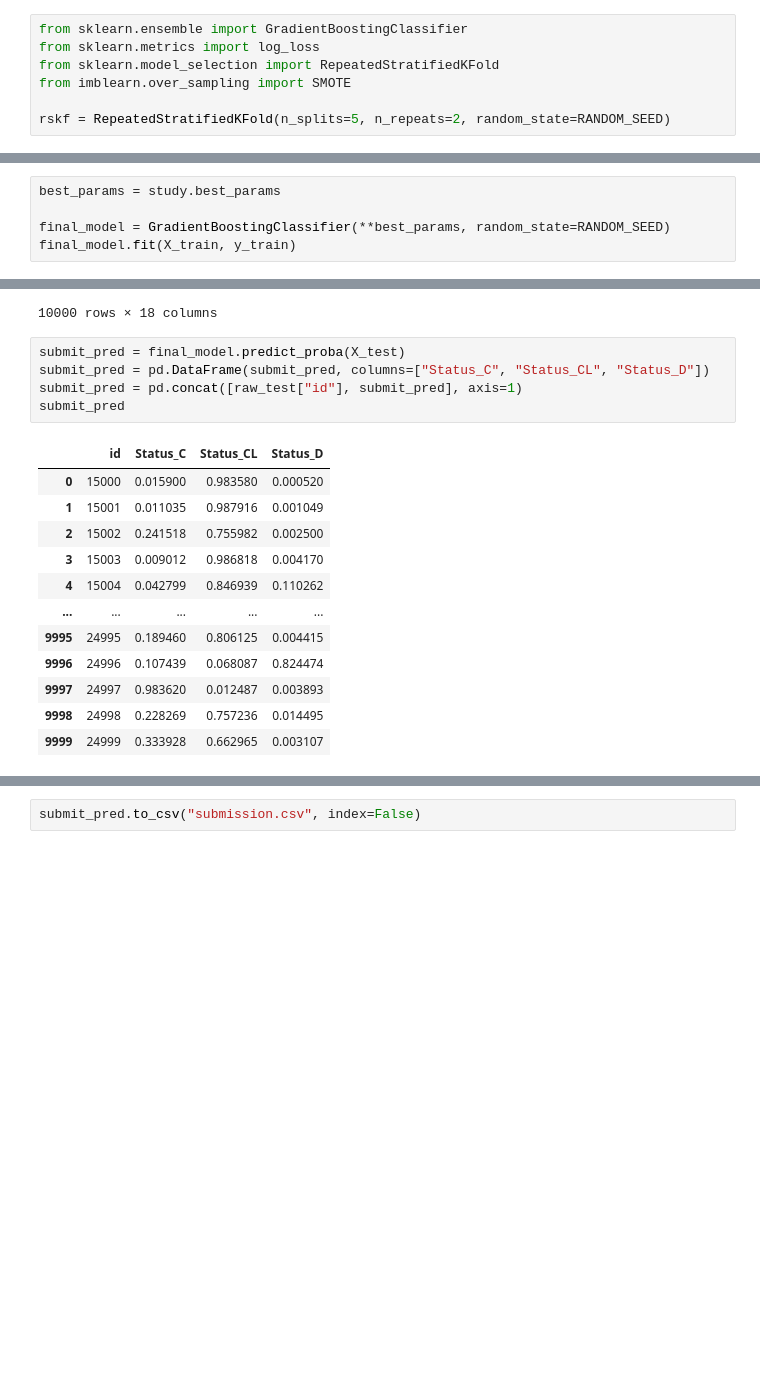
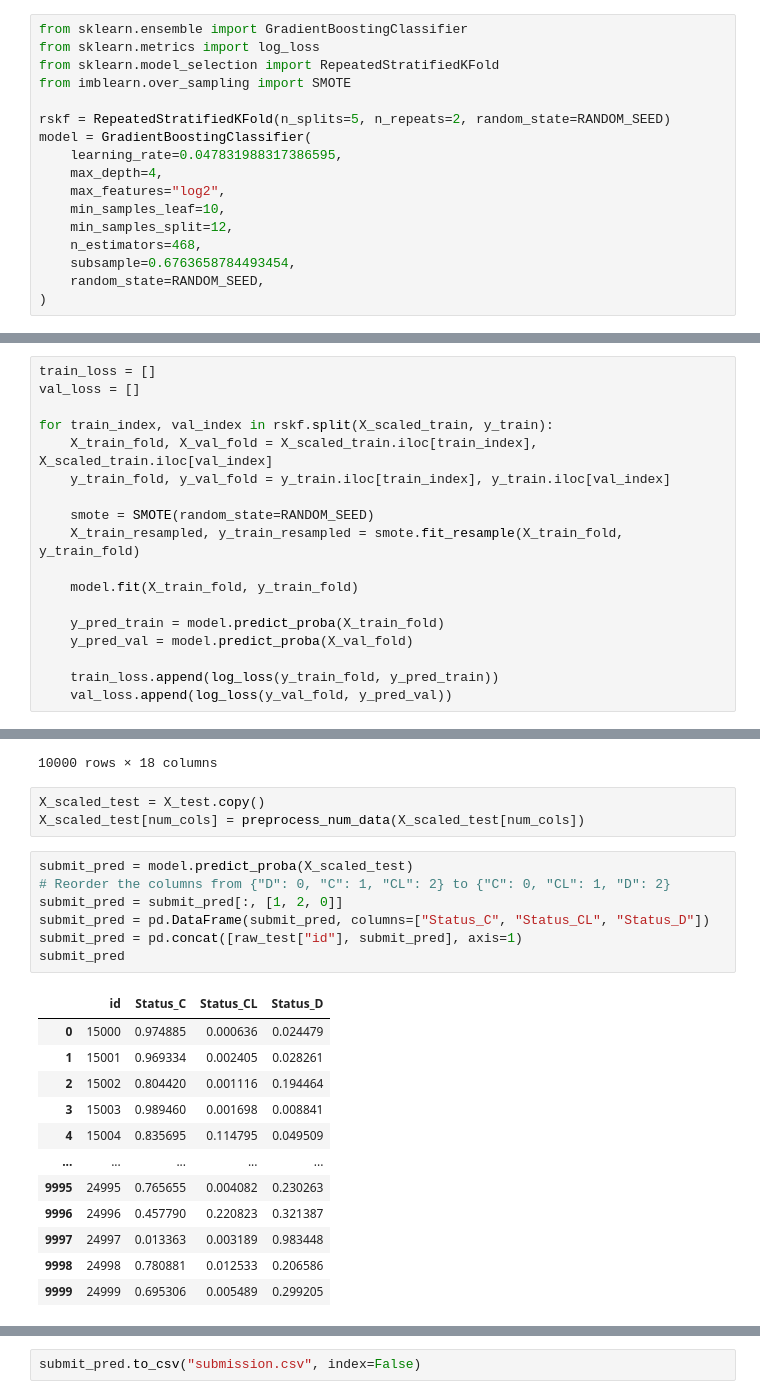
Before and after one commit to sin22766/CPE393-Comp, a Jupyter notebook: KaggleOlympiad.ipynb, the cells around one changed output, grey strips where cells are left out. Saved outputs shown, nothing was run; the diff lists cells and outputs as text; blank space fills up the shorter version.

```diff
--- a/KaggleOlympiad.ipynb
+++ b/KaggleOlympiad.ipynb
@@ -258,3 +310,13 @@ from sklearn.model_selection import RepeatedStratifiedKFold
 from imblearn.over_sampling import SMOTE
 
 rskf = RepeatedStratifiedKFold(n_splits=5, n_repeats=2, random_state=RANDOM_SEED)
+model = GradientBoostingClassifier(
+    learning_rate=0.047831988317386595,
+    max_depth=4,
+    max_features="log2",
+    min_samples_leaf=10,
+    min_samples_split=12,
+    n_estimators=468,
+    subsample=0.6763658784493454,
+    random_state=RANDOM_SEED,
+)
@@ -311,5 +322,0 @@ Starting Optuna optimization...
-# %%
-best_params = study.best_params
-
-final_model = GradientBoostingClassifier(**best_params, random_state=RANDOM_SEED)
-final_model.fit(X_train, y_train)
@@ -336,0 +323,18 @@ Text(0.5, 1.0, 'Optimization History')
+# %%
+train_loss = []
+val_loss = []
+
+for train_index, val_index in rskf.split(X_scaled_train, y_train):
+    X_train_fold, X_val_fold = X_scaled_train.iloc[train_index], X_scaled_train.iloc[val_index]
+    y_train_fold, y_val_fold = y_train.iloc[train_index], y_train.iloc[val_index]
+
+    smote = SMOTE(random_state=RANDOM_SEED)
+    X_train_resampled, y_train_resampled = smote.fit_resample(X_train_fold, y_train_fold)
+
+    model.fit(X_train_fold, y_train_fold)
+
+    y_pred_train = model.predict_proba(X_train_fold)
+    y_pred_val = model.predict_proba(X_val_fold)
+
+    train_loss.append(log_loss(y_train_fold, y_pred_train))
+    val_loss.append(log_loss(y_val_fold, y_pred_val))
@@ -372,24 +386,29 @@ X_test
 | 9998 | 2504.0 | 19916.0 | 2.1 | 325.4 | 3.4 | 57.0 | 1828.0 | 71.3 | 115.4 | ... |
 | 9999 | 2149.0 | 23376.0 | 0.9 | 260.2 | 3.4 | 70.7 | 1621.7 | 98.8 | 98.3 | ... |
 10000 rows × 18 columns
+# %%
+X_scaled_test = X_test.copy()
+X_scaled_test[num_cols] = preprocess_num_data(X_scaled_test[num_cols])
 # %%
-submit_pred = final_model.predict_proba(X_test)
+submit_pred = model.predict_proba(X_scaled_test)
+# Reorder the columns from {"D": 0, "C": 1, "CL": 2} to {"C": 0, "CL": 1, "D": 2}
+submit_pred = submit_pred[:, [1, 2, 0]]
 submit_pred = pd.DataFrame(submit_pred, columns=["Status_C", "Status_CL", "Status_D"])
 submit_pred = pd.concat([raw_test["id"], submit_pred], axis=1)
 submit_pred
 # %% [output]
 |  | id | Status_C | Status_CL | Status_D |
-| 0 | 15000 | 0.015900 | 0.983580 | 0.000520 |
-| 1 | 15001 | 0.011035 | 0.987916 | 0.001049 |
-| 2 | 15002 | 0.241518 | 0.755982 | 0.002500 |
-| 3 | 15003 | 0.009012 | 0.986818 | 0.004170 |
-| 4 | 15004 | 0.042799 | 0.846939 | 0.110262 |
+| 0 | 15000 | 0.974885 | 0.000636 | 0.024479 |
+| 1 | 15001 | 0.969334 | 0.002405 | 0.028261 |
+| 2 | 15002 | 0.804420 | 0.001116 | 0.194464 |
+| 3 | 15003 | 0.989460 | 0.001698 | 0.008841 |
+| 4 | 15004 | 0.835695 | 0.114795 | 0.049509 |
 | ... | ... | ... | ... | ... |
-| 9995 | 24995 | 0.189460 | 0.806125 | 0.004415 |
-| 9996 | 24996 | 0.107439 | 0.068087 | 0.824474 |
-| 9997 | 24997 | 0.983620 | 0.012487 | 0.003893 |
-| 9998 | 24998 | 0.228269 | 0.757236 | 0.014495 |
-| 9999 | 24999 | 0.333928 | 0.662965 | 0.003107 |
+| 9995 | 24995 | 0.765655 | 0.004082 | 0.230263 |
+| 9996 | 24996 | 0.457790 | 0.220823 | 0.321387 |
+| 9997 | 24997 | 0.013363 | 0.003189 | 0.983448 |
+| 9998 | 24998 | 0.780881 | 0.012533 | 0.206586 |
+| 9999 | 24999 | 0.695306 | 0.005489 | 0.299205 |
 10000 rows × 4 columns
 # %%
 submit_pred.to_csv("submission.csv", index=False)
```
Also changed, not shown: parts of 17 cells of this notebook, 1 other file.
